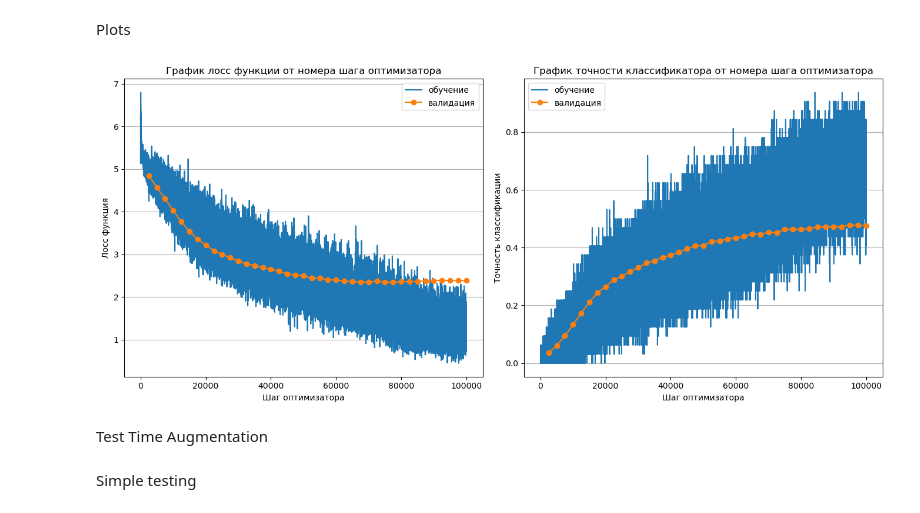
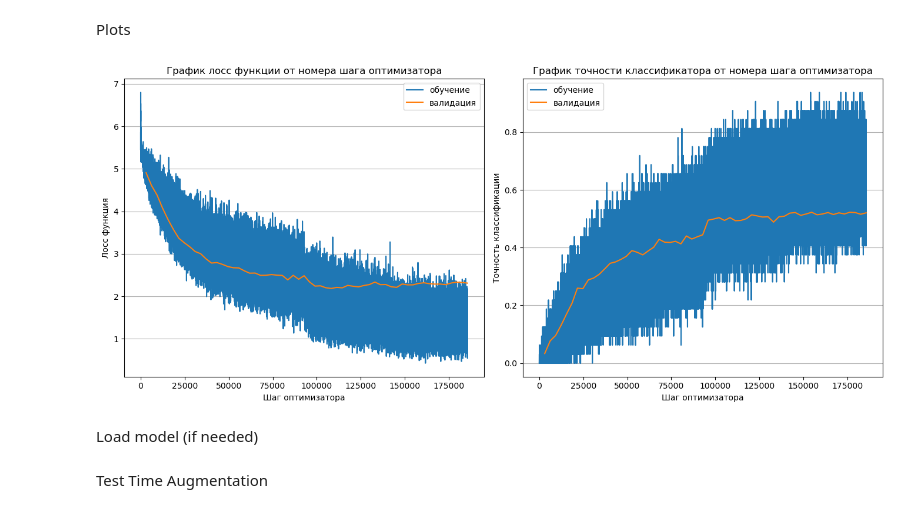
Before and after one commit to oleja1shpep/bhw, a Jupyter notebook: ryabov.ipynb, the cells around one changed output. Cells and saved outputs as stored; diff of their text form; code cells hidden in the pictures.

```diff
--- a/ryabov.ipynb
+++ b/ryabov.ipynb
@@ -74,15 +77,8 @@ class ImageDataset(Dataset):
         normalize = v2.Normalize(means, stds)
         augmentations = transforms.Compose([
             v2.RandomHorizontalFlip(),
-            # v2.RandomAutocontrast(),
-            # v2.RandomSolarize(0.4),
-            transforms.RandomApply([v2.RandomAffine(degrees=0, translate=(1/8,1/8))], p=0.6),
-            transforms.RandomApply([v2.RandomAffine(degrees=10)], p=0.6),
-            # v2.RandomEqualize(0.5),
-            # v2.RandomPosterize(16),
-            # v2.RandomGrayscale(0.3),
-            # v2.RandomPhotometricDistort(saturation=[1, 1.5], hue = [0,0], brightness=[0.875, 1.125], contrast=[0.9,1.1], p = 0.3),
-            # v2.ColorJitter(saturation=[1, 1], hue = 0, brightness=[1, 1], contrast=[0.9,1.1])
+            transforms.RandomApply([v2.RandomAffine(degrees=0, translate=(1/8,1/8))], p=0.8),
+            transforms.RandomApply([v2.RandomAffine(degrees=10)], p=0.8),
         ])
         img = torchvision.io.read_image(f"trainval/{self.X[item]}").to(torch.float).to(device) / 256.0
         img = normalize(img)
@@ -91,7 +87,7 @@ class ImageDataset(Dataset):
         return img, self.Y[item]
 
 data = pd.read_csv("labels.csv")
-X_train, X_val, y_train, y_val = train_test_split(data["Id"], data["Category"], test_size=0.2, random_state=42, shuffle=True)
+X_train, X_val, y_train, y_val = train_test_split(data["Id"], data["Category"], test_size=0.01, random_state=42, shuffle=True)
 
 # X_train = X_train.reset_index()["Id"]
 # y_train = y_train.reset_index()["Category"]
@@ -198,6 +236,12 @@ net.features[0][0].stride = (1, 1)
 net.features[2][0].block[0][0].stride = (1, 1)
 # net.features[3][0].block[0][0].stride = (1, 1)
 
-net.classifier[0].p = 0.7
+myblock = nn.Sequential(
+    nn.BatchNorm2d(128, eps=0.001, momentum=0.1, affine=True, track_running_stats=True),
+    ShakeDrop(),
+)
+
+net.classifier[0].p = 0.8
+net.features[4][5].block[3][1] = myblock
 
 # print(net)
@@ -212,5 +248,7 @@ net.classifier[0].p = 0.7
 # %%
 net = net.to(device)
+
+net = torch.nn.DataParallel(net).cuda()
 # %% [markdown]
 Training
 # %%
@@ -218,10 +256,13 @@ torch.manual_seed(1984)
 random.seed(1984)
 np.random.seed(1984)
 torch.cuda.manual_seed(1984)
-# torch.backends.cudnn.enabled=False
 torch.backends.cudnn.deterministic = True
+torch.backends.cudnn.benckmark = True
 
-optimizer = optim.SGD(net.parameters(), lr=0.01, momentum=0.9, weight_decay=1e-4, nesterov=True)
-scheduler = optim.lr_scheduler.CosineAnnealingLR(optimizer, 40)
-train_loss_log, train_acc_log, val_loss_log, val_acc_log = train(net, optimizer, 40, train_loader, val_loader, scheduler)
+epochs = 46
+
+base_optimizer = optim.SGD
+optimizer  = optim.SGD(net.parameters(), lr=0.01, momentum=0.9, weight_decay=1e-4, nesterov=True)
+scheduler = optim.lr_scheduler.MultiStepLR(optimizer, [30, 45])
+train_loss_log, train_acc_log, val_loss_log, val_acc_log = train(net, optimizer, epochs, train_loader, val_loader, scheduler)
 # %% [output]
@@ -267,27 +272,29 @@ Plots
 # %%
 fig, ax = plt.subplots(1, 2, figsize = (14, 6))
 
 ax[0].plot(train_loss_log, label = "обучение")
-ax[0].plot((torch.arange(len(val_loss_log)) + 1) * len(train_loader), val_loss_log, label = "валидация", marker = "o")
+ax[0].plot((torch.arange(len(val_loss_log)) + 1) * len(train_loader), val_loss_log, label = "валидация")
 ax[0].set_xlabel("Шаг оптимизатора")
 ax[0].set_ylabel("Лосс функция")
 ax[0].set_title("График лосс функции от номера шага оптимизатора")
 ax[0].grid(axis = "y")
 ax[0].legend()
 
 
 ax[1].plot(train_acc_log, label = "обучение")
-ax[1].plot((torch.arange(len(val_acc_log)) + 1) * len(train_loader), val_acc_log, label = "валидация", marker = "o")
+ax[1].plot((torch.arange(len(val_acc_log)) + 1) * len(train_loader), val_acc_log, label = "валидация")
 ax[1].set_xlabel("Шаг оптимизатора")
 ax[1].set_ylabel("Точность классификации")
 ax[1].set_title("График точности классификатора от номера шага оптимизатора")
 ax[1].grid(axis = "y")
 ax[1].legend()
 
 plt.tight_layout()
 plt.show()
 # %% [output]
-[figure, old version]
+[figure, new version]
+# %% [markdown]
+Load model (if needed)
 # %%
 # net = torch.load("checkpoint.pth", weights_only=False)
 # net = net.to(device)
@@ -316,5 +323,3 @@ with torch.no_grad():
             res.append(int(logits.argmax().to("cpu")))
 
         pred.append(max(res, key=lambda x: res.count(x)))
-# %% [markdown]
-Simple testing
```
Also changed, not shown: parts of 12 cells of this notebook, 3 other files.
